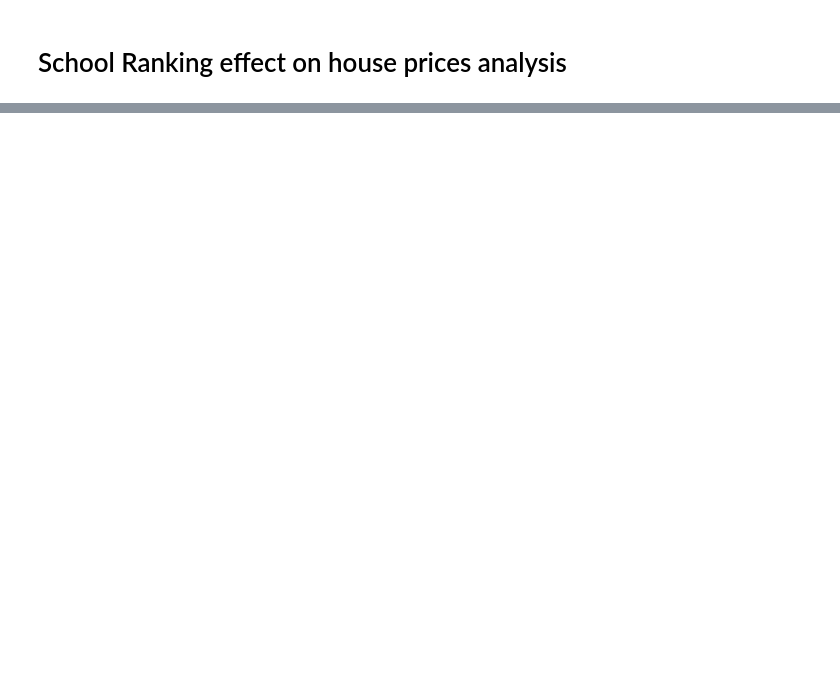
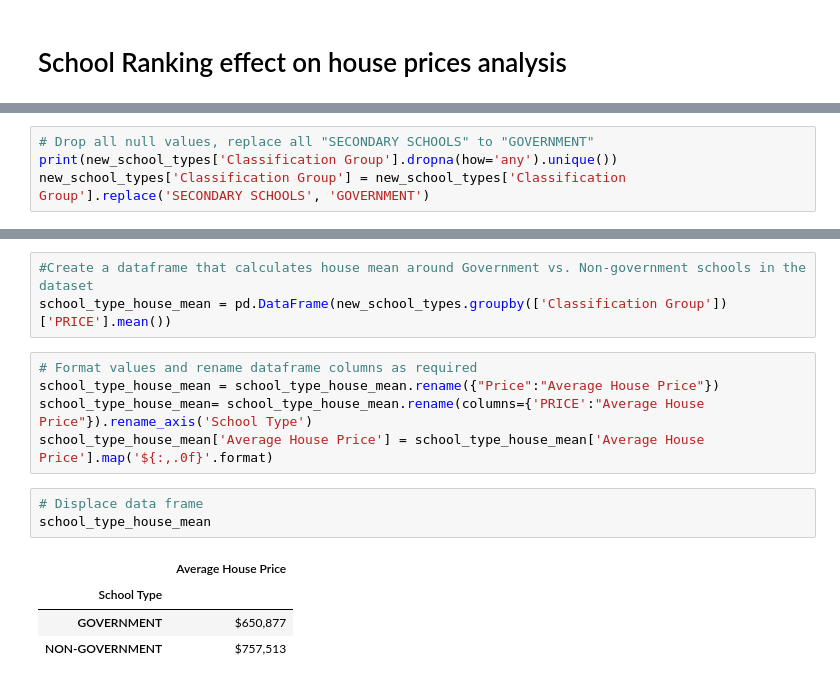
Before and after one commit to KavishNaran/Perth-Housing-Analysis, a Jupyter notebook: School_Ranking_Analysis.ipynb, the cells around one changed output, grey strips where cells are left out. Drawn from its saved outputs; the diff is of its cells as text; blank space fills up the shorter version.

```diff
--- a/School_Ranking_Analysis.ipynb
+++ b/School_Ranking_Analysis.ipynb
@@ -95,0 +139,4 @@ The r-squared is: 0.4256534729900981
+# %%
+# Drop all null values, replace all "SECONDARY SCHOOLS" to "GOVERNMENT"
+print(new_school_types['Classification Group'].dropna(how='any').unique())
+new_school_types['Classification Group'] = new_school_types['Classification Group'].replace('SECONDARY SCHOOLS', 'GOVERNMENT')
@@ -95,0 +184,16 @@ The r-squared is: 0.4256534729900981
+# %%
+#Create a dataframe that calculates house mean around Government vs. Non-government schools in the dataset
+school_type_house_mean = pd.DataFrame(new_school_types.groupby(['Classification Group'])['PRICE'].mean())
+# %%
+# Format values and rename dataframe columns as required
+school_type_house_mean = school_type_house_mean.rename({"Price":"Average House Price"})
+school_type_house_mean= school_type_house_mean.rename(columns={'PRICE':"Average House Price"}).rename_axis('School Type')
+school_type_house_mean['Average House Price'] = school_type_house_mean['Average House Price'].map('${:,.0f}'.format)
+# %%
+# Displace data frame
+school_type_house_mean
+# %% [output]
+|  | Average House Price |
+| School Type |  |
+| GOVERNMENT | $650,877 |
+| NON-GOVERNMENT | $757,513 |
```
Also changed, not shown: parts of 16 cells of this notebook, 14 other files.
